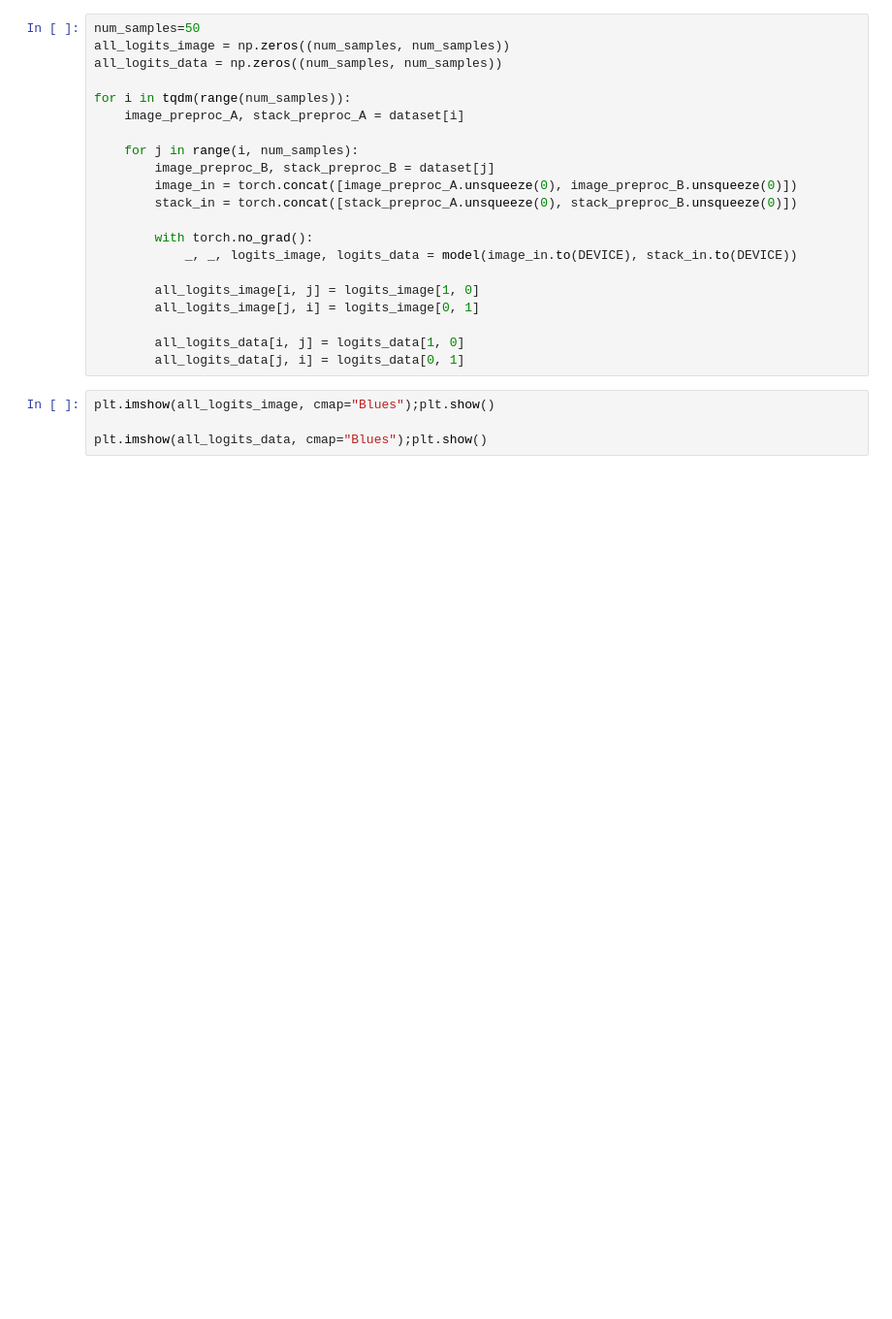
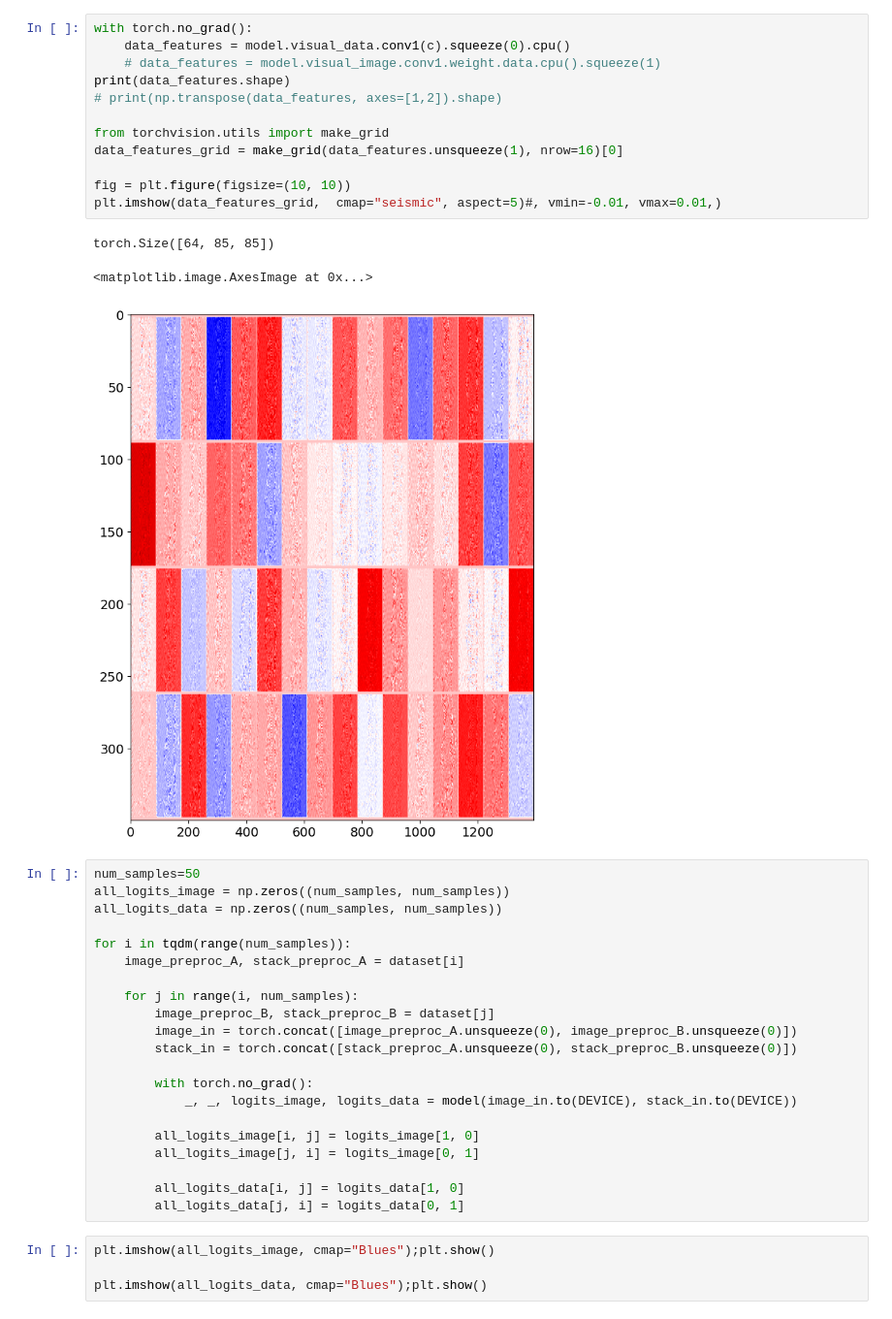
Before and after one commit to dpelacani/Seismic, a Jupyter notebook: analysis.ipynb, the cells around one changed output. Shown at 97% size. Drawn from its saved outputs; the diff is of its cells as text; blank space fills up the shorter version.

```diff
--- a/analysis.ipynb
+++ b/analysis.ipynb
@@ -243,3 +378,19 @@ plt.show()
+# %%
+with torch.no_grad():
+    data_features = model.visual_data.conv1(c).squeeze(0).cpu()
+    # data_features = model.visual_image.conv1.weight.data.cpu().squeeze(1)
+print(data_features.shape)
+# print(np.transpose(data_features, axes=[1,2]).shape)
+
+from torchvision.utils import make_grid
+data_features_grid = make_grid(data_features.unsqueeze(1), nrow=16)[0]
+
+fig = plt.figure(figsize=(10, 10))
+plt.imshow(data_features_grid,  cmap="seismic", aspect=5)#, vmin=-0.01, vmax=0.01,)
+# %% [output]
+torch.Size([64, 85, 85])
+<matplotlib.image.AxesImage at 0x...>
+[figure, added]
 # %%
 num_samples=50
 all_logits_image = np.zeros((num_samples, num_samples))
```
Also changed, not shown: parts of 11 cells of this notebook.
